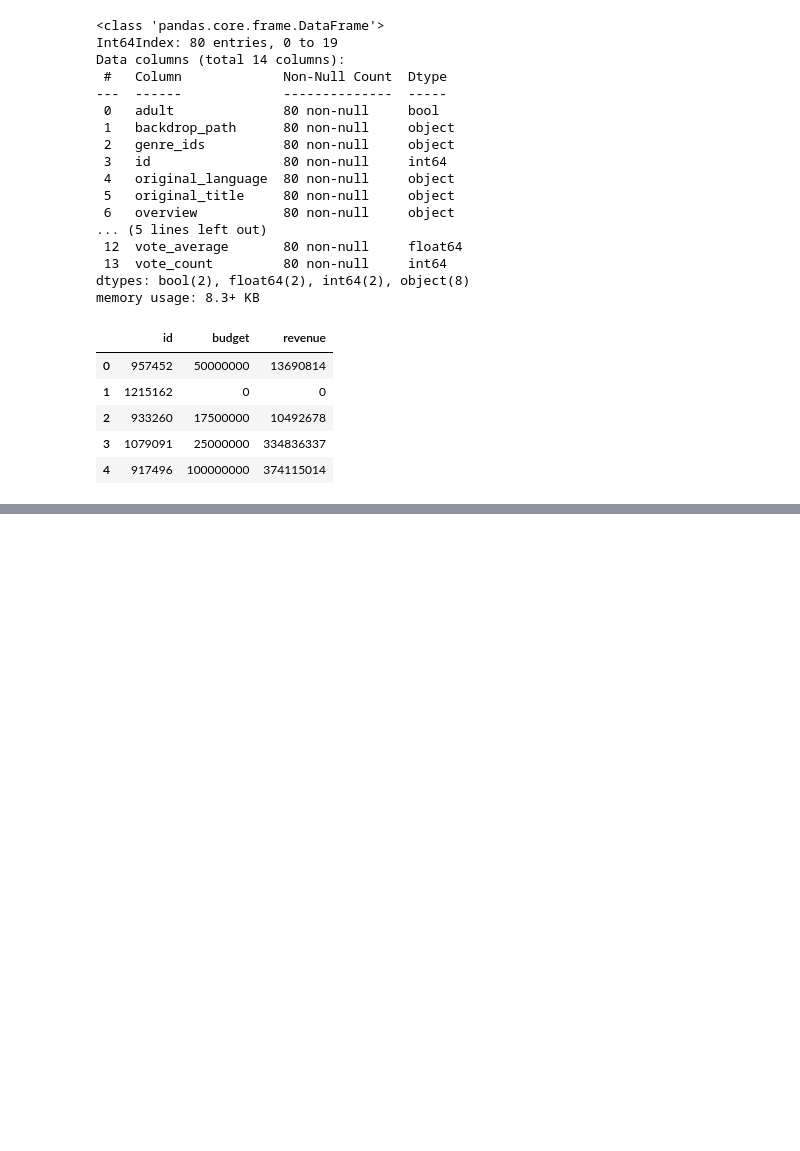
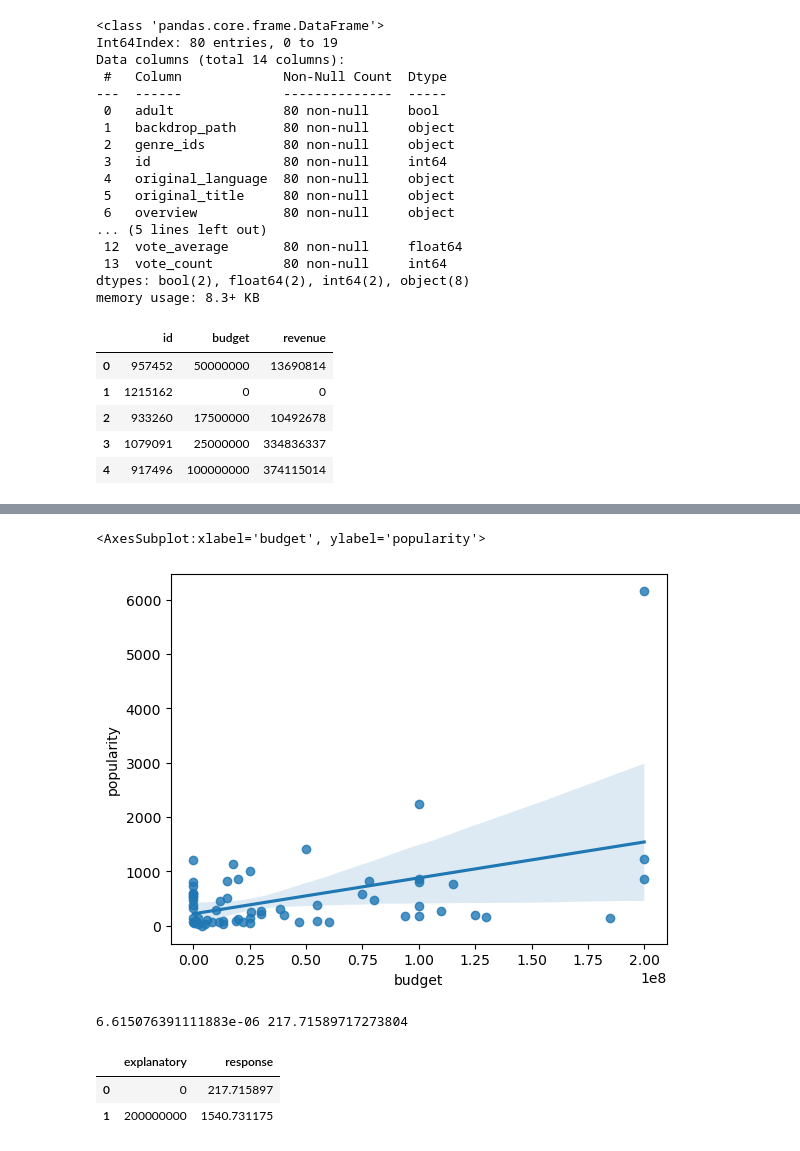
Before and after one commit to Rain0rShine/Artificial-Intelligence, a Jupyter notebook: Semester 1/Movies/Movies.ipynb, the cells around one changed output, grey strips where cells are left out. Cells and saved outputs as stored; diff of their text form; code cells hidden in the pictures; blank space fills up the shorter version.

```diff
--- a/Semester 1/Movies/Movies.ipynb
+++ b/Semester 1/Movies/Movies.ipynb
@@ -154,0 +210,19 @@ df.head()
+# %%
+sns.regplot(data= df, x="budget", y="popularity")
+# %% [output]
+<AxesSubplot:xlabel='budget', ylabel='popularity'>
+[figure, added]
+# %%
+m = df['budget'].corr(df['popularity']) * (df['popularity'].std() / df['budget'].std())
+b = (df['popularity'].mean() - m * df['budget'].mean())
+print(m , b)
+# %% [output]
+6.615076391111883e-06 217.71589717273804
+# %%
+linearData = [df['budget'].min(), m * df['budget'].min() + b], [df['budget'].max(), m * df['budget'].max() + b]
+linearDf = pd.DataFrame(linearData, columns=['explanatory', 'response'])
+linearDf.head()
+# %% [output]
+|  | explanatory | response |
+| 0 | 0 | 217.715897 |
+| 1 | 200000000 | 1540.731175 |
```
Also changed, not shown: parts of 14 cells of this notebook, 2 other files.
